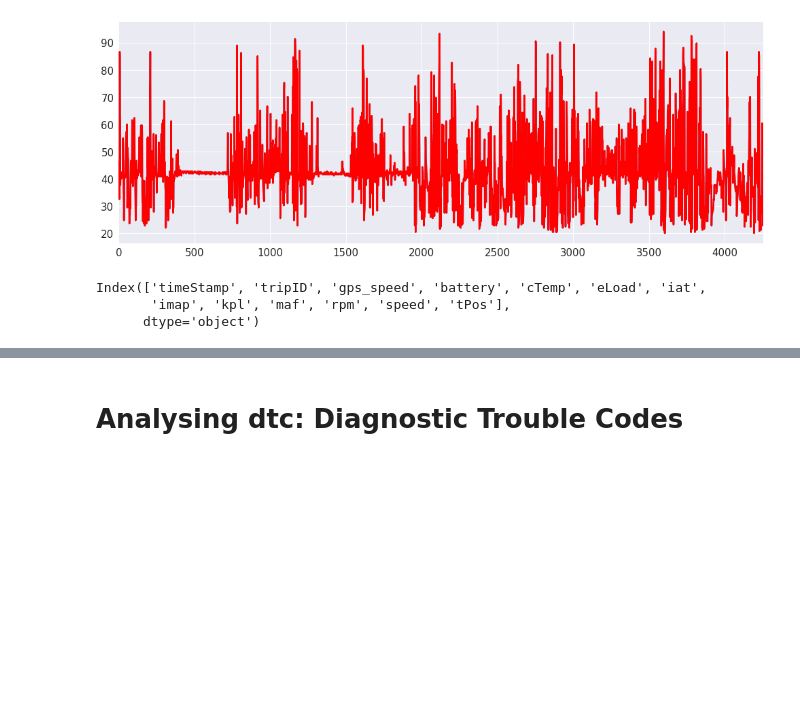
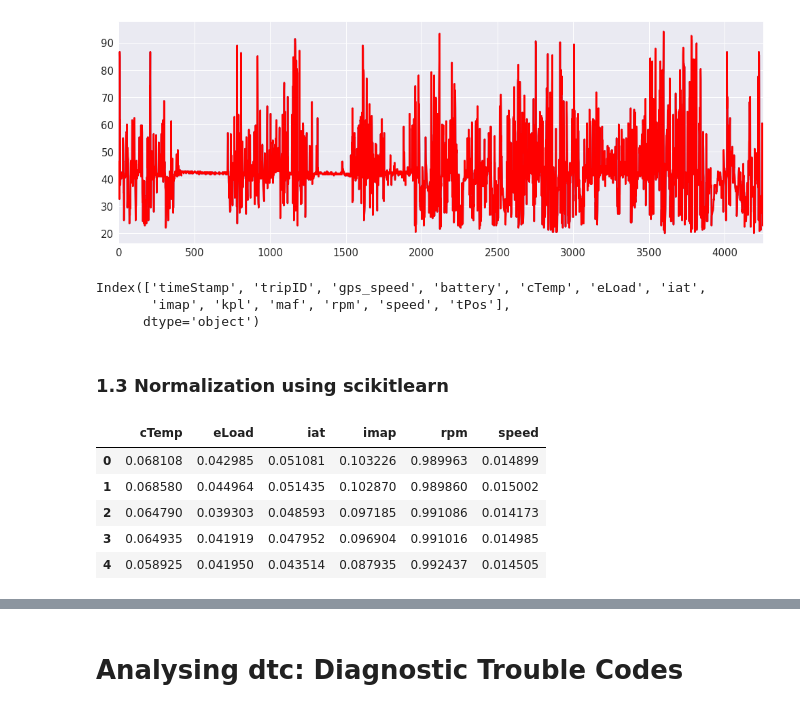
Before and after one commit to noshaq/Vehicle_remote_sensing, a Jupyter notebook: allcars_exploratory.ipynb, the cells around one changed output, grey strips where cells are left out. Cells and saved outputs as stored; diff of their text form; code cells hidden in the pictures; blank space fills up the shorter version.

```diff
--- a/allcars_exploratory.ipynb
+++ b/allcars_exploratory.ipynb
@@ -363,3 +363,25 @@ holt_rpm = holt_features(go_rpm,grids)
 go_speed = trip124.drop(['timeStamp','tripID','gps_speed','battery','cTemp','eLoad','imap',
                          'kpl','maf','rpm','iat','tPos'],axis = 1)
 holt_speed = holt_features(go_speed,grids)
+# %% [markdown]
+### 1.3 Normalization using scikitlearn
+# %%
+from sklearn import preprocessing
+
+trip124norm = pd.DataFrame()
+trip124norm = pd.concat([holt_cTemp['Y'],holt_eLoad['Y'],holt_iat['Y'],holt_imap['Y'],holt_rpm['Y'],
+                         holt_speed['Y']],axis = 1)
+
+X = trip124norm
+# normalize the data attributes
+normalized_X = preprocessing.normalize(X)
+trip124norm =pd.DataFrame(normalized_X)
+trip124norm = trip124norm.rename(columns={0:'cTemp',1:'eLoad',2:'iat',3:'imap',4:'rpm',5:'speed'})
+trip124norm.head()
+# %% [output]
+|  | cTemp | eLoad | iat | imap | rpm | speed |
+| 0 | 0.068108 | 0.042985 | 0.051081 | 0.103226 | 0.989963 | 0.014899 |
+| 1 | 0.068580 | 0.044964 | 0.051435 | 0.102870 | 0.989860 | 0.015002 |
+| 2 | 0.064790 | 0.039303 | 0.048593 | 0.097185 | 0.991086 | 0.014173 |
+| 3 | 0.064935 | 0.041919 | 0.047952 | 0.096904 | 0.991016 | 0.014985 |
+| 4 | 0.058925 | 0.041950 | 0.043514 | 0.087935 | 0.992437 | 0.014505 |
```
Also changed, not shown: parts of 5 cells of this notebook.
